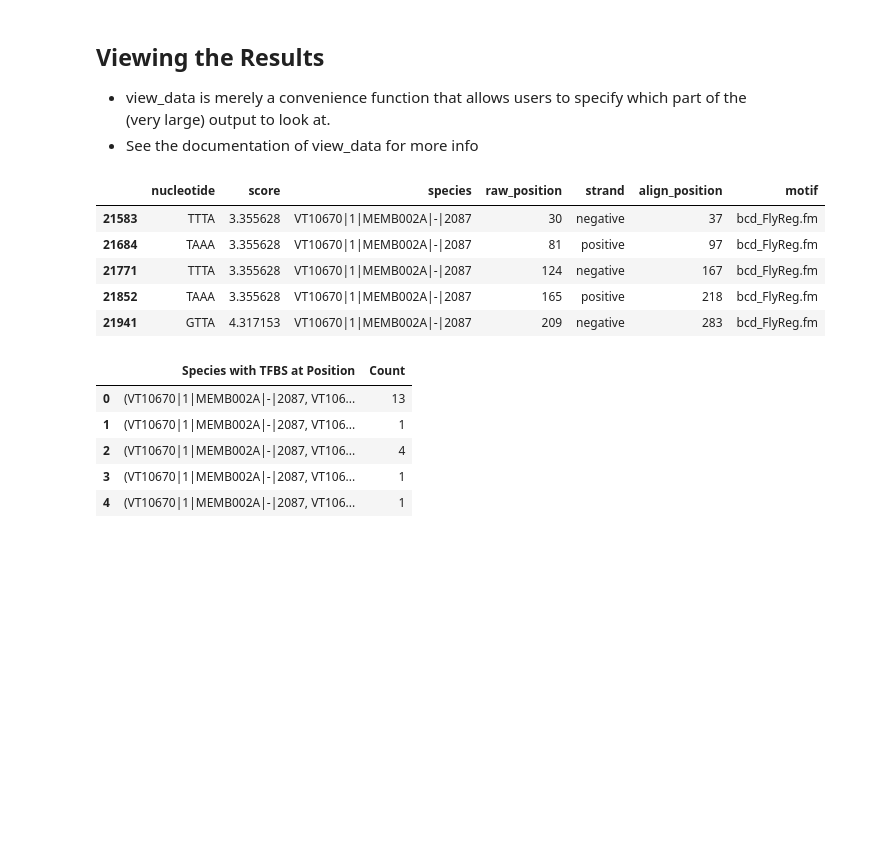
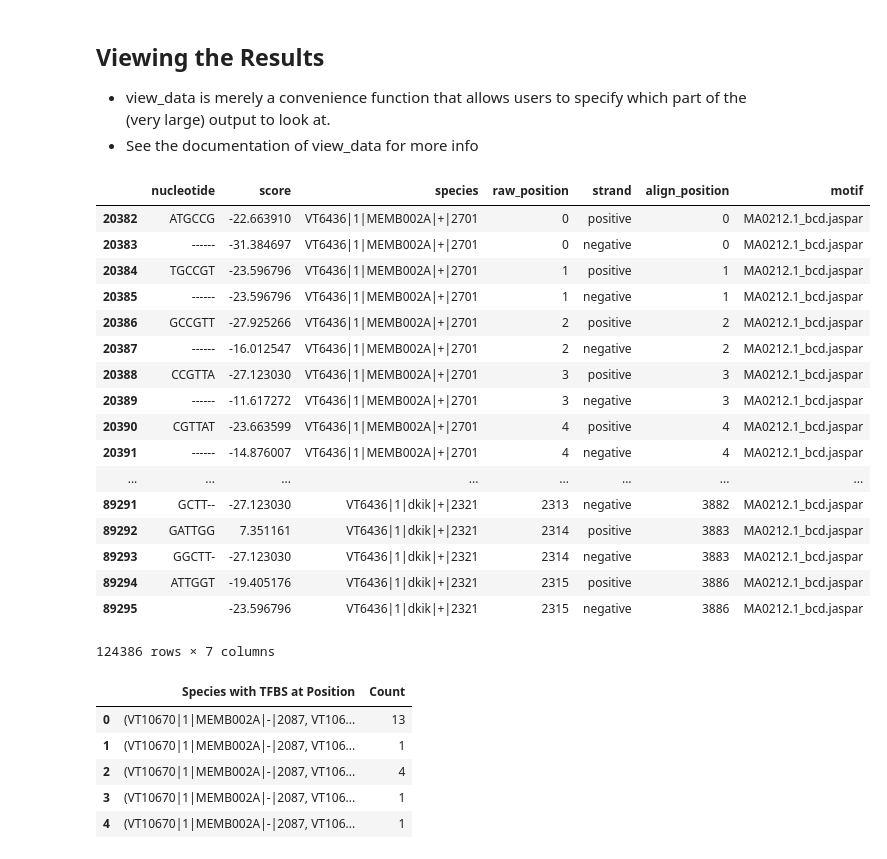
Before and after one commit to DiscoveryDNA/TFBS_presence, a Jupyter notebook: code/Motif_Scoring_and_Extraction.ipynb, the cells around one changed output. Drawn from its saved outputs; the diff is of its cells as text; code cells hidden in the pictures; blank space fills up the shorter version.

```diff
--- a/code/Motif_Scoring_and_Extraction.ipynb
+++ b/code/Motif_Scoring_and_Extraction.ipynb
@@ -10,7 +10,7 @@ from MSE import *
 * The following cell uses **all** of the functions in MSE.py through the pipeline function, and compiles all the results in the variable align3_results.
 * pipeline might take a minute to run!
 # %%
-align_path = '../data/alignments/*0.fa' # Multiple alignment files
-motif_path = '../data/pwm/bcd_FlyReg.fm' # 1 motif file
+align_path = '../data/alignments/*6436.fa' # Multiple alignment files
+motif_path = '../data/jaspar_fm/modified/MA0212.1_bcd.jaspar' # 1 motif file
 files = glob(align_path)
 # %%
@@ -18,18 +18,30 @@ s = stand_cutoff(motif_path)
 # %%
-align3_results = pipeline(files[3], motif_path, s, percentile=95)
+align3_results = pipeline(files[0], motif_path, -50, percentile=95) # running w no threshold!
 # %% [markdown]
 ## Viewing the Results
 * view_data is merely a convenience function that allows users to specify which part of the (very large) output to look at.
 * See the documentation of view_data for more info
 # %%
-view_data(align3_results, "filtered").head()
+view_data(align3_results, "filtered")
 # %% [output]
 |  | nucleotide | score | species | raw_position | strand | align_position | motif |
-| 21583 | TTTA | 3.355628 | VT10670|1|MEMB002A|-|2087 | 30 | negative | 37 | bcd_FlyReg.fm |
-| 21684 | TAAA | 3.355628 | VT10670|1|MEMB002A|-|2087 | 81 | positive | 97 | bcd_FlyReg.fm |
-| 21771 | TTTA | 3.355628 | VT10670|1|MEMB002A|-|2087 | 124 | negative | 167 | bcd_FlyReg.fm |
-| 21852 | TAAA | 3.355628 | VT10670|1|MEMB002A|-|2087 | 165 | positive | 218 | bcd_FlyReg.fm |
-| 21941 | GTTA | 4.317153 | VT10670|1|MEMB002A|-|2087 | 209 | negative | 283 | bcd_FlyReg.fm |
+| 20382 | ATGCCG | -22.663910 | VT6436|1|MEMB002A|+|2701 | 0 | positive | 0 | MA0212.1_bcd.jaspar |
+| 20383 | ------ | -31.384697 | VT6436|1|MEMB002A|+|2701 | 0 | negative | 0 | MA0212.1_bcd.jaspar |
+| 20384 | TGCCGT | -23.596796 | VT6436|1|MEMB002A|+|2701 | 1 | positive | 1 | MA0212.1_bcd.jaspar |
+| 20385 | ------ | -23.596796 | VT6436|1|MEMB002A|+|2701 | 1 | negative | 1 | MA0212.1_bcd.jaspar |
+| 20386 | GCCGTT | -27.925266 | VT6436|1|MEMB002A|+|2701 | 2 | positive | 2 | MA0212.1_bcd.jaspar |
+| 20387 | ------ | -16.012547 | VT6436|1|MEMB002A|+|2701 | 2 | negative | 2 | MA0212.1_bcd.jaspar |
+| 20388 | CCGTTA | -27.123030 | VT6436|1|MEMB002A|+|2701 | 3 | positive | 3 | MA0212.1_bcd.jaspar |
+| 20389 | ------ | -11.617272 | VT6436|1|MEMB002A|+|2701 | 3 | negative | 3 | MA0212.1_bcd.jaspar |
+| 20390 | CGTTAT | -23.663599 | VT6436|1|MEMB002A|+|2701 | 4 | positive | 4 | MA0212.1_bcd.jaspar |
+| 20391 | ------ | -14.876007 | VT6436|1|MEMB002A|+|2701 | 4 | negative | 4 | MA0212.1_bcd.jaspar |
+| ... | ... | ... | ... | ... | ... | ... | ... |
+| 89291 | GCTT-- | -27.123030 | VT6436|1|dkik|+|2321 | 2313 | negative | 3882 | MA0212.1_bcd.jaspar |
+| 89292 | GATTGG | 7.351161 | VT6436|1|dkik|+|2321 | 2314 | positive | 3883 | MA0212.1_bcd.jaspar |
+| 89293 | GGCTT- | -27.123030 | VT6436|1|dkik|+|2321 | 2314 | negative | 3883 | MA0212.1_bcd.jaspar |
+| 89294 | ATTGGT | -19.405176 | VT6436|1|dkik|+|2321 | 2315 | positive | 3886 | MA0212.1_bcd.jaspar |
+| 89295 |  | -23.596796 | VT6436|1|dkik|+|2321 | 2315 | negative | 3886 | MA0212.1_bcd.jaspar |
+124386 rows × 7 columns
 # %%
 view_data(align3_results, "grouped").head()
 # %% [output]
```
Also changed, not shown: parts of 7 cells of this notebook, 5 other files.
